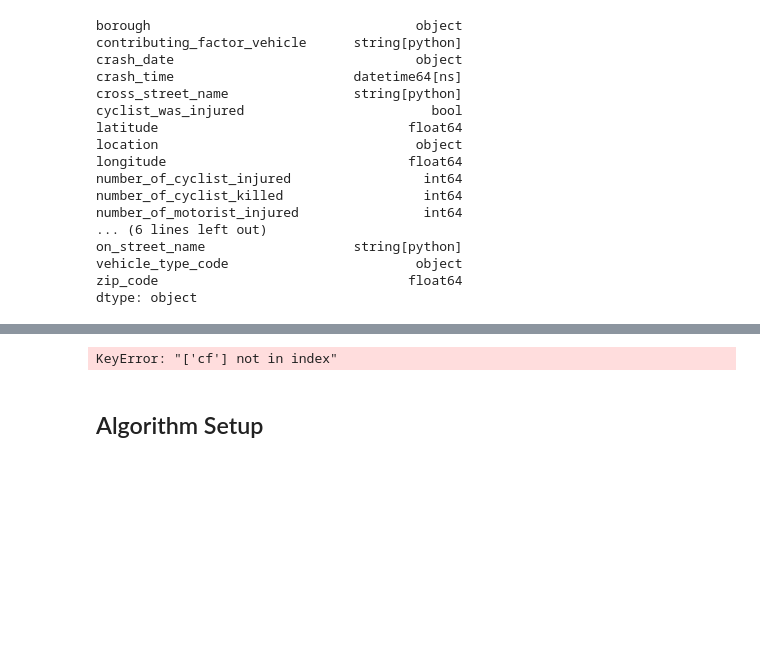
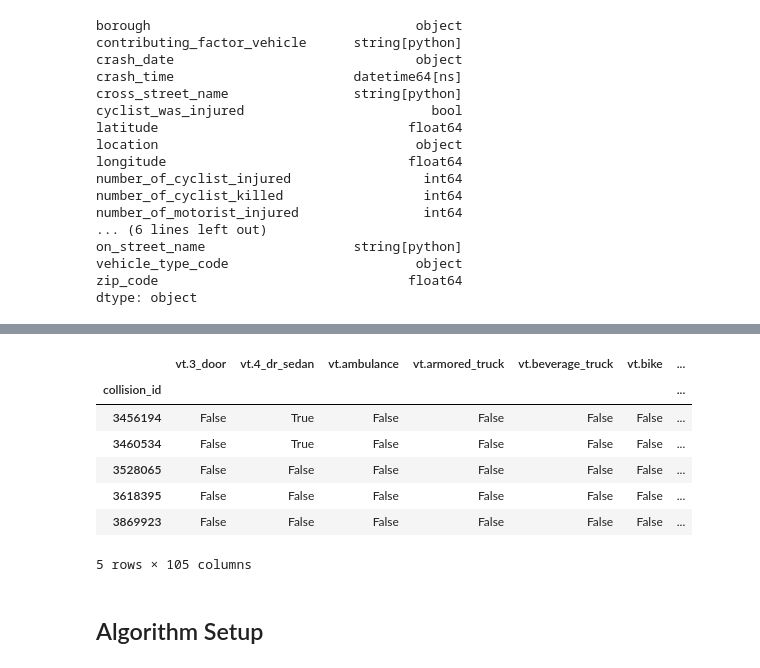
Before and after one commit to schmly/UCDPA_hlaing, a Jupyter notebook: data/ny_motor_vehicle_collisions.ipynb, the cells around one changed output, grey strips where cells are left out. Cells and saved outputs as stored; diff of their text form; code cells hidden in the pictures; blank space fills up the shorter version.

```diff
--- a/data/ny_motor_vehicle_collisions.ipynb
+++ b/data/ny_motor_vehicle_collisions.ipynb
@@ -54,4 +66,5 @@ n = 50e3
 # %%
 # read data
 # data_raw = read_api_chunk(api, limit=int(n))
-data_raw = read_api(api, total_size=int(100e3), chunk_size=int(25e3))
+# data_raw = read_api(api, total_size=int(100e3), chunk_size=int(25e3))
+data_raw = read_api_2(api, size=n, n_chunks=n_chunks)
@@ -111,5 +112,4 @@ sum(invalid_number_of_injured)
 0
 # %%
 # add column to indicate if a cyclist was injured
-data_raw_2.assign(cyclist_was_injured=lambda x: x.number_of_cyclist_injured > 0)
-data_raw_2['cyclist_was_injured']
+data_raw_3 = data_raw_2.assign(cyclist_was_injured=lambda x: x.number_of_cyclist_injured > 0)
@@ -155,7 +143,7 @@ Name: count, dtype: float64
 # the dataset has 5 columns to cover up to 5 vehicles involved in a collision
 # format data to cover 5 vehicles in one column
 data_long = pd.wide_to_long(
-    data_raw_2,
+    data_raw_3,
     stubnames=["vehicle_type_code_", "contributing_factor_vehicle_"],
     i="collision_id",
     j="vehicle_no",
@@ -255,8 +243,9 @@ confac_cols = "cf." + confac["cf"]
 mapping_cf = pd.Series(confac["cf"]).to_dict()
 # %%
 # determine dummies grouped by collision_id
-# data_long["cf"] = data_long["contributing_factor_vehicle"].replace(mapping_cf)
+data_long["cf"] = data_long["contributing_factor_vehicle"].replace(mapping_cf)
 # dummies_cf_long = pd.get_dummies(data_long, columns=["cf"], prefix_sep=".")
 # dummies_cf = dummies_cf_long[confac_cols].groupby(level=0).max()
 # dummies_cf["n_vehicles"] = dummies_cf.sum(axis=1) # store number of vehicles involved
 # dummies_cf.head()
+data_long["cf"].value_counts()
@@ -325,15 +332,26 @@ Name: count, dtype: int64
 # %%
 # now we are ready to create dummies from the 'contributing factor' and
 # 'vehicle type' columns. The processed versions of these columns have been
 # stored as 'cf' and 'vt'
 
 dummies_long = pd.get_dummies(
     data_long, prefix=["vt", "cf"], columns=["vt", "cf"], prefix_sep="."
 )
 dummies = dummies_long.filter(regex=r"^(vt|cf)\.").groupby(level=0).max()
+dummies["n_vehicles"] = dummies.filter(regex=r"^cf\.").sum(axis=1) # store number of vehicles involved
+# after using contributing factor to deduce the number of involved vehicles
+# we drop the dummie for the value 'Unspecified', as it can now be regarded as NaN
+dummies = dummies.drop(columns=["cf." + mapping_cf["Unspecified"]])
 dummies.head()
 # %% [output]
+|  | vt.3_door | vt.4_dr_sedan | vt.ambulance | vt.armored_truck | vt.beverage_truck | vt.bike | ... |
+| collision_id |  |  |  |  |  |  | ... |
+| 3456194 | False | True | False | False | False | False | ... |
+| 3460534 | False | True | False | False | False | False | ... |
+| 3528065 | False | False | False | False | False | False | ... |
+| 3618395 | False | False | False | False | False | False | ... |
+| 3869923 | False | False | False | False | False | False | ... |
-KeyError: "['cf'] not in index"
+5 rows × 105 columns
 # %%
 # after creating dummies, it is useful to create a copy of
 # the data with the source columns for the dummies removed
```
Also changed, not shown: parts of 57 cells of this notebook.
